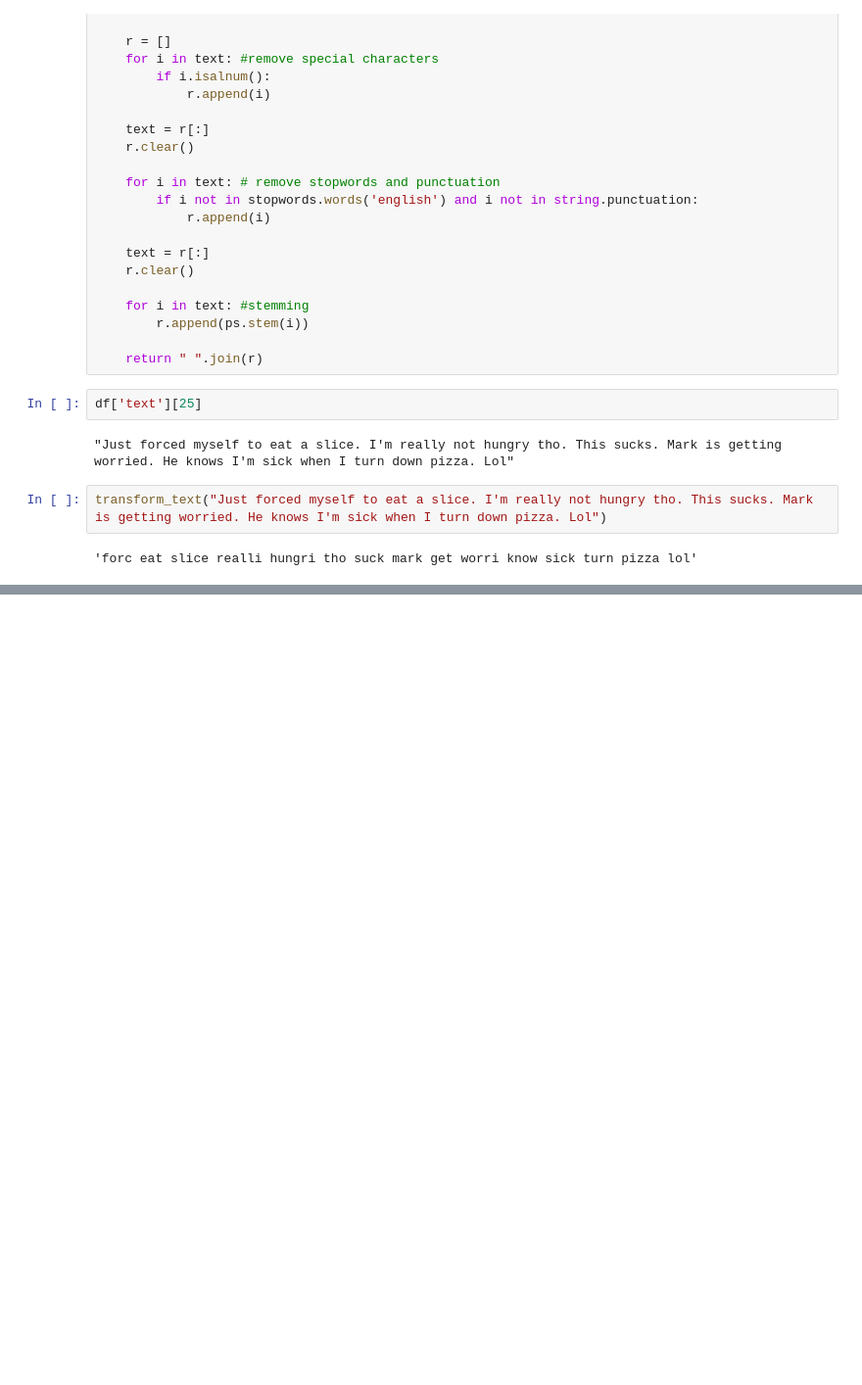
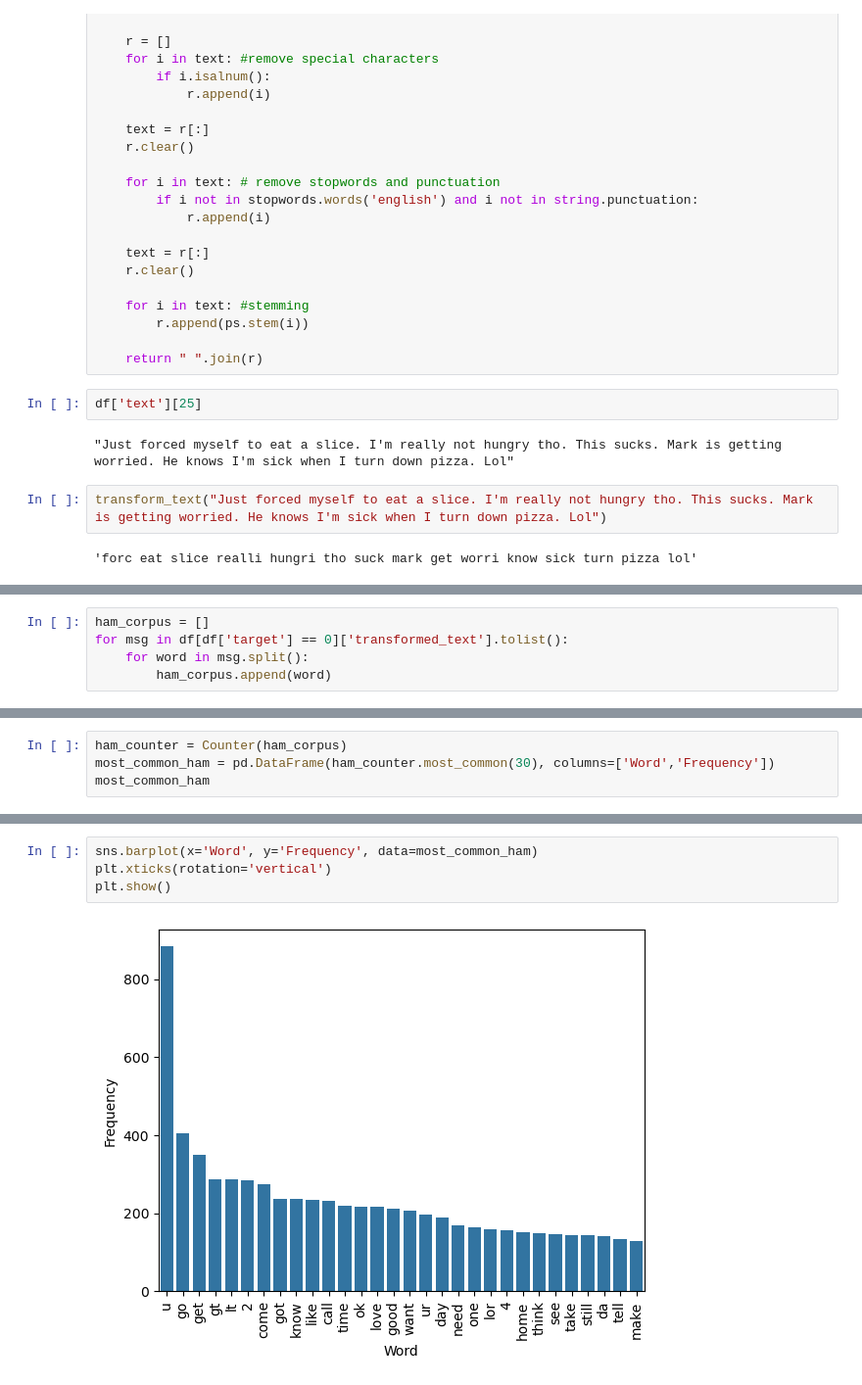
Before and after one commit to Niraj7272/DataScience, a Jupyter notebook: Practice/NLP/Spam_Classification(NLP + ML)/SpamClassification.ipynb, the cells around one changed output, grey strips where cells are left out. Shown at 98% size. Saved outputs shown, nothing was run; the diff lists cells and outputs as text; blank space fills up the shorter version.

```diff
--- a/Practice/NLP/Spam_Classification(NLP + ML)/SpamClassification.ipynb
+++ b/Practice/NLP/Spam_Classification(NLP + ML)/SpamClassification.ipynb
@@ -493,0 +664,5 @@ transform_text("Just forced myself to eat a slice. I'm really not hungry tho. Th
+# %%
+ham_corpus = []
+for msg in df[df['target'] == 0]['transformed_text'].tolist():
+    for word in msg.split():
+        ham_corpus.append(word)
@@ -493,0 +673,4 @@ transform_text("Just forced myself to eat a slice. I'm really not hungry tho. Th
+# %%
+ham_counter = Counter(ham_corpus)
+most_common_ham = pd.DataFrame(ham_counter.most_common(30), columns=['Word','Frequency'])
+most_common_ham
@@ -493,0 +695,6 @@ transform_text("Just forced myself to eat a slice. I'm really not hungry tho. Th
+# %%
+sns.barplot(x='Word', y='Frequency', data=most_common_ham)
+plt.xticks(rotation='vertical')
+plt.show()
+# %% [output]
+[figure, added]
```
Also changed, not shown: parts of 28 cells of this notebook.
